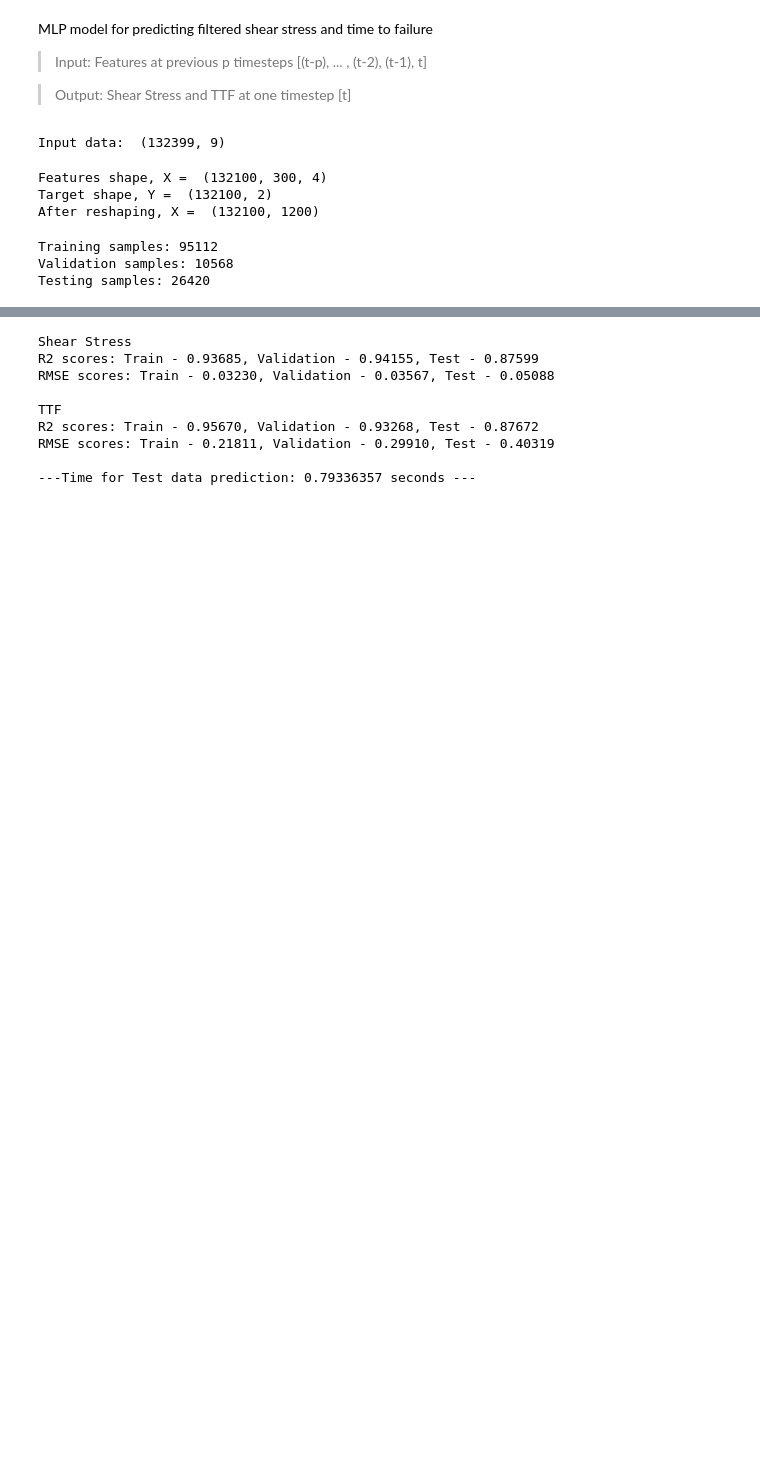
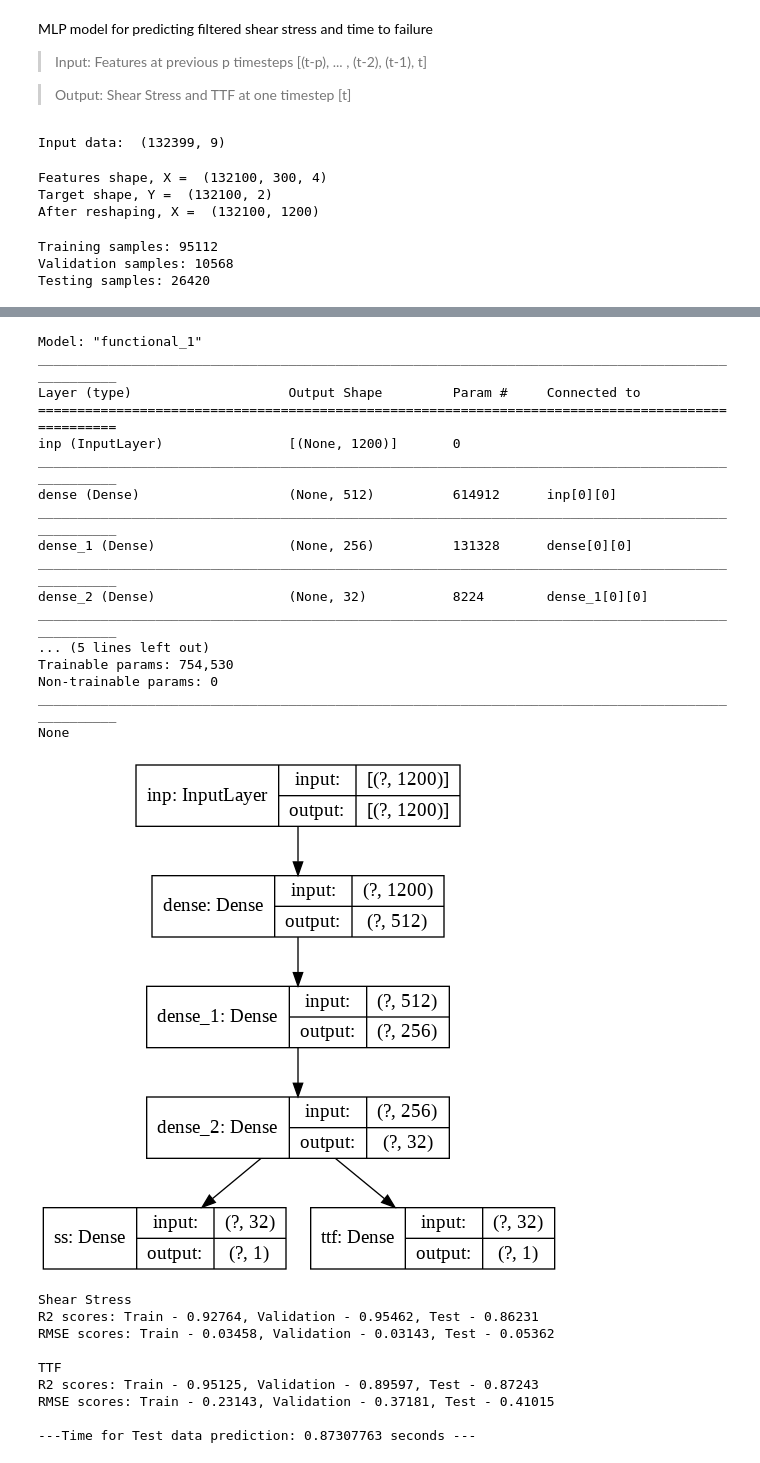
Before and after one commit to vrushaligirkar/Labquake-Prediction, a Jupyter notebook: DeepLearning/mlp_ssttf.ipynb, the cells around one changed output, grey strips where cells are left out. Saved outputs shown, nothing was run; the diff lists cells and outputs as text; code cells hidden in the pictures; blank space fills up the shorter version.

```diff
--- a/DeepLearning/mlp_ssttf.ipynb
+++ b/DeepLearning/mlp_ssttf.ipynb
@@ -134,25 +144,47 @@ Epoch 40/40
+# %%
+print(model.summary())
+plot_model(model, show_shapes=True)
+# %% [output]
+Model: "functional_1"
+__________________________________________________________________________________________________
+Layer (type)                    Output Shape         Param #     Connected to
+==================================================================================================
+inp (InputLayer)                [(None, 1200)]       0
+__________________________________________________________________________________________________
+dense (Dense)                   (None, 512)          614912      inp[0][0]
+__________________________________________________________________________________________________
+dense_1 (Dense)                 (None, 256)          131328      dense[0][0]
+__________________________________________________________________________________________________
+dense_2 (Dense)                 (None, 32)           8224        dense_1[0][0]
+__________________________________________________________________________________________________
+... (5 lines left out)
+Trainable params: 754,530
+Non-trainable params: 0
+__________________________________________________________________________________________________
+None
+[figure, added]
 # %%
 # Evaluate the model
 
 y_predTrain = model.predict(X_train)
-ss_train_r2 = r2_score(Y_train[:,0], y_predTrain[:,0])
-ss_train_rmse = np.sqrt(mean_squared_error(Y_train[:,0], y_predTrain[:,0]))
-ttf_train_r2 = r2_score(Y_train[:,1], y_predTrain[:,1])
-ttf_train_rmse = np.sqrt(mean_squared_error(Y_train[:,1], y_predTrain[:,1]))
+ss_train_r2 = r2_score(Y_train[:,0], y_predTrain[0])
+ss_train_rmse = np.sqrt(mean_squared_error(Y_train[:,0], y_predTrain[0]))
+ttf_train_r2 = r2_score(Y_train[:,1], y_predTrain[1])
+ttf_train_rmse = np.sqrt(mean_squared_error(Y_train[:,1], y_predTrain[1]))
 
 y_predVal = model.predict(X_val)
-ss_val_r2 = r2_score(Y_val[:,0], y_predVal[:,0])
-ss_val_rmse = np.sqrt(mean_squared_error(Y_val[:,0], y_predVal[:,0]))
-ttf_val_r2 = r2_score(Y_val[:,1], y_predVal[:,1])
-ttf_val_rmse = np.sqrt(mean_squared_error(Y_val[:,1], y_predVal[:,1]))
+ss_val_r2 = r2_score(Y_val[:,0], y_predVal[0])
+ss_val_rmse = np.sqrt(mean_squared_error(Y_val[:,0], y_predVal[0]))
+ttf_val_r2 = r2_score(Y_val[:,1], y_predVal[1])
+ttf_val_rmse = np.sqrt(mean_squared_error(Y_val[:,1], y_predVal[1]))
 
 start_time = time.time()
 y_predTest = model.predict(x_test)
 end_time = time.time()
-ss_test_r2 = r2_score(y_test[:,0], y_predTest[:,0])
-ss_test_rmse = np.sqrt(mean_squared_error(y_test[:,0], y_predTest[:,0]))
-ttf_test_r2 = r2_score(y_test[:,1], y_predTest[:,1])
-ttf_test_rmse = np.sqrt(mean_squared_error(y_test[:,1], y_predTest[:,1]))
+ss_test_r2 = r2_score(y_test[:,0], y_predTest[0])
+ss_test_rmse = np.sqrt(mean_squared_error(y_test[:,0], y_predTest[0]))
+ttf_test_r2 = r2_score(y_test[:,1], y_predTest[1])
+ttf_test_rmse = np.sqrt(mean_squared_error(y_test[:,1], y_predTest[1]))
 
 print("Shear Stress\nR2 scores: Train - %0.5f, Validation - %0.5f, Test - %0.5f" %(ss_train_r2, ss_val_r2, ss_test_r2))
 print("RMSE scores: Train - %0.5f, Validation - %0.5f, Test - %0.5f" %(ss_train_rmse, ss_val_rmse, ss_test_rmse))
@@ -163,14 +195,14 @@ print("RMSE scores: Train - %0.5f, Validation - %0.5f, Test - %0.5f" %(ttf_train
 print("\n---Time for Test data prediction: %0.8f seconds ---" % (end_time - start_time))
 # %% [output]
 Shear Stress
-R2 scores: Train - 0.93685, Validation - 0.94155, Test - 0.87599
-RMSE scores: Train - 0.03230, Validation - 0.03567, Test - 0.05088
+R2 scores: Train - 0.92764, Validation - 0.95462, Test - 0.86231
+RMSE scores: Train - 0.03458, Validation - 0.03143, Test - 0.05362
 
 TTF
-R2 scores: Train - 0.95670, Validation - 0.93268, Test - 0.87672
-RMSE scores: Train - 0.21811, Validation - 0.29910, Test - 0.40319
+R2 scores: Train - 0.95125, Validation - 0.89597, Test - 0.87243
+RMSE scores: Train - 0.23143, Validation - 0.37181, Test - 0.41015
 
----Time for Test data prediction: 0.79336357 seconds ---
+---Time for Test data prediction: 0.87307763 seconds ---
 # %%
 # Results plot
 
```
Also changed, not shown: parts of 7 cells of this notebook.
